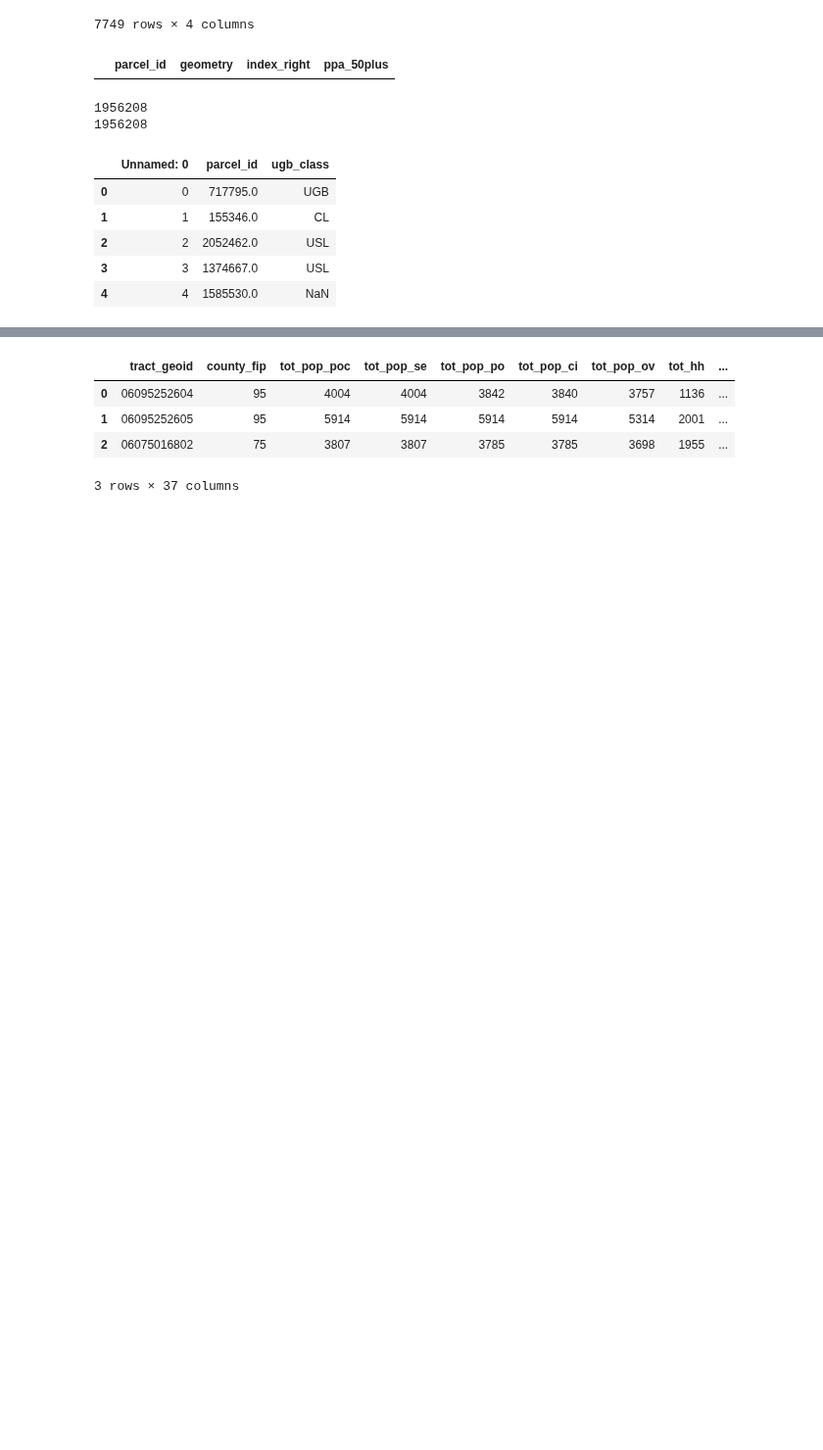
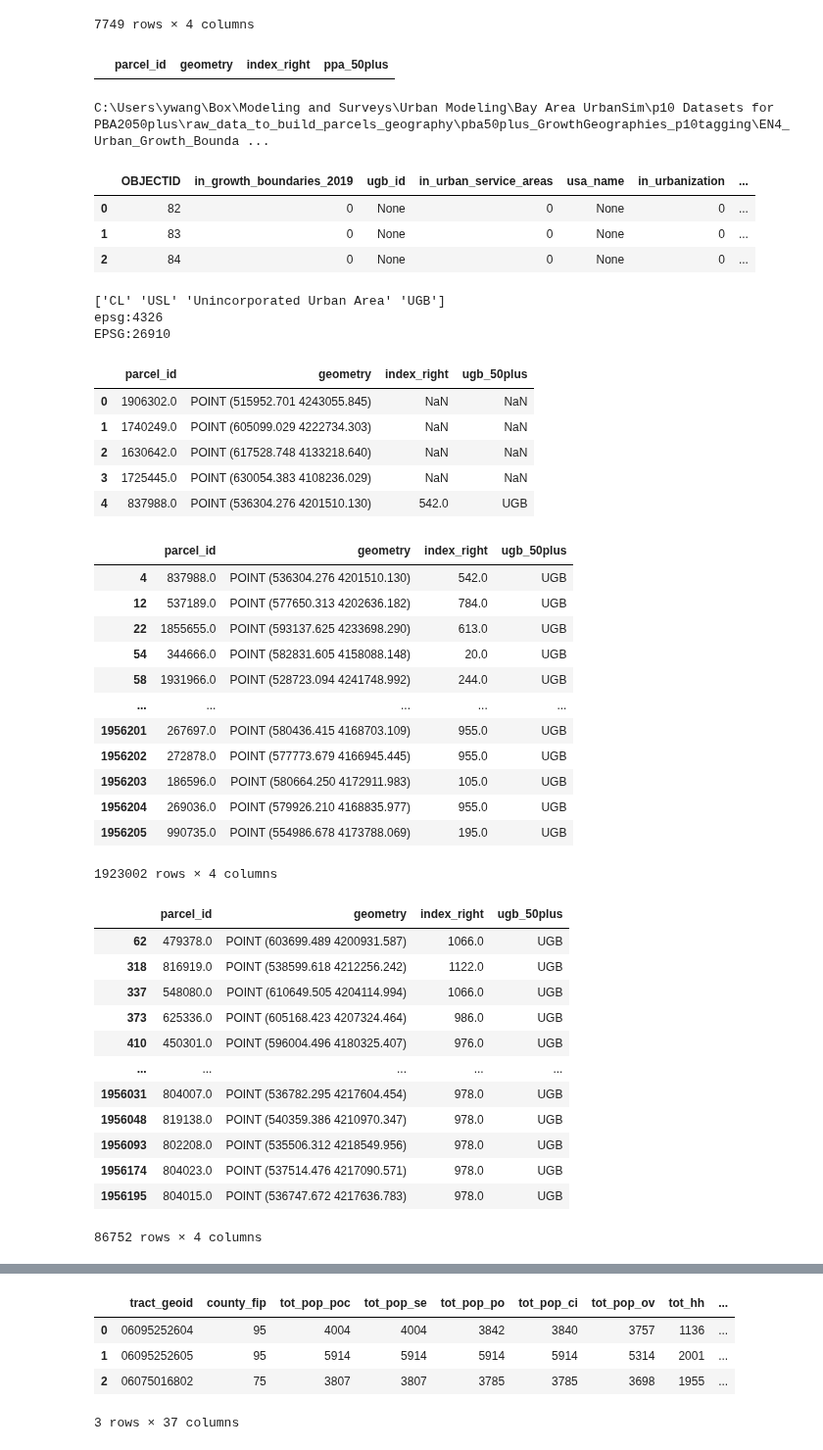
Before and after one commit to BayAreaMetro/bayarea_urbansim, a Jupyter notebook: scripts/strategy_building/parcel_tagging_script.ipynb, the cells around one changed output, grey strips where cells are left out. Shown at 98% size. Drawn from its saved outputs; the diff is of its cells as text; code cells hidden in the pictures; blank space fills up the shorter version.

```diff
--- a/scripts/strategy_building/parcel_tagging_script.ipynb
+++ b/scripts/strategy_building/parcel_tagging_script.ipynb
@@ -492,17 +492,71 @@ ppa_tag.loc[ppa_tag['parcel_id'].duplicated()]
 # %%
 # UGB layer
 # ugb_tag = pd.read_csv(r'C:\Users\ywang\Documents\ArcGIS\Projects\pba50plus_GrowthGeographies_p10tagging\urbansim_2022_p10-urbansim_ugb-20231208.csv')
-ugb_tag_file = os.path.join(box_dir, 'pba50plus_GrowthGeographies_p10tagging', 'urbansim_2022_p10-urbansim_ugb-20231208.csv')
-ugb_tag = pd.read_csv(ugb_tag_file)
-print(ugb_tag.shape[0])
-print(ugb_tag['parcel_id'].nunique())
+# ugb_tag_file = os.path.join(box_dir, 'pba50plus_GrowthGeographies_p10tagging', 'urbansim_2022_p10-urbansim_ugb-20231208.csv')
+# ugb_tag = pd.read_csv(ugb_tag_file)
+# print(ugb_tag.shape[0])
+# print(ugb_tag['parcel_id'].nunique())
+# display(ugb_tag.head())
+
+ugb_layer_file = os.path.join(box_dir, 'pba50plus_GrowthGeographies_p10tagging', 'EN4_Urban_Growth_Boundary.geojson')
+print(ugb_layer_file)
+ugb_layer = gpd.read_file(ugb_layer_file)
+display(ugb_layer.head(3))
+
+# conslidate UGB categories
+print(ugb_layer['ugb_class'].unique())
+ugb_layer.loc[ugb_layer['ugb_class'].notnull(),'ugb_50plus'] = 'UGB'
+
+# project
+ugb_layer = ugb_layer[['ugb_50plus', 'geometry']]
+print(ugb_layer.crs)
+ugb_layer_proj = ugb_layer.to_crs('EPSG:26910')
+print(ugb_layer_proj.crs)
+
+# tag parcels by EPC
+ugb_tag = gpd.sjoin(p10_centroid_gdf, ugb_layer_proj, how="left", predicate="within")
 display(ugb_tag.head())
+display(ugb_tag.loc[ugb_tag['ugb_50plus'] == 'UGB'])
+display(ugb_tag.loc[ugb_tag['parcel_id'].duplicated()])
+ugb_tag.drop_duplicates(subset=['parcel_id'], inplace=True)
 # %% [output]
-1956208
-1956208
+C:\Users\ywang\Box\Modeling and Surveys\Urban Modeling\Bay Area UrbanSim\p10 Datasets for PBA2050plus\raw_data_to_build_parcels_geography\pba50plus_GrowthGeographies_p10tagging\EN4_Urban_Growth_Bounda ...
-|  | Unnamed: 0 | parcel_id | ugb_class |
-| 0 | 0 | 717795.0 | UGB |
-| 1 | 1 | 155346.0 | CL |
-| 2 | 2 | 2052462.0 | USL |
-| 3 | 3 | 1374667.0 | USL |
-| 4 | 4 | 1585530.0 | NaN |
+|  | OBJECTID | in_growth_boundaries_2019 | ugb_id | in_urban_service_areas | usa_name | in_urbanization | ... |
+| 0 | 82 | 0 | None | 0 | None | 0 | ... |
+| 1 | 83 | 0 | None | 0 | None | 0 | ... |
+| 2 | 84 | 0 | None | 0 | None | 0 | ... |
+['CL' 'USL' 'Unincorporated Urban Area' 'UGB']
+epsg:4326
+EPSG:26910
+|  | parcel_id | geometry | index_right | ugb_50plus |
+| 0 | 1906302.0 | POINT (515952.701 4243055.845) | NaN | NaN |
+| 1 | 1740249.0 | POINT (605099.029 4222734.303) | NaN | NaN |
+| 2 | 1630642.0 | POINT (617528.748 4133218.640) | NaN | NaN |
+| 3 | 1725445.0 | POINT (630054.383 4108236.029) | NaN | NaN |
+| 4 | 837988.0 | POINT (536304.276 4201510.130) | 542.0 | UGB |
+|  | parcel_id | geometry | index_right | ugb_50plus |
+| 4 | 837988.0 | POINT (536304.276 4201510.130) | 542.0 | UGB |
+| 12 | 537189.0 | POINT (577650.313 4202636.182) | 784.0 | UGB |
+| 22 | 1855655.0 | POINT (593137.625 4233698.290) | 613.0 | UGB |
+| 54 | 344666.0 | POINT (582831.605 4158088.148) | 20.0 | UGB |
+| 58 | 1931966.0 | POINT (528723.094 4241748.992) | 244.0 | UGB |
+| ... | ... | ... | ... | ... |
+| 1956201 | 267697.0 | POINT (580436.415 4168703.109) | 955.0 | UGB |
+| 1956202 | 272878.0 | POINT (577773.679 4166945.445) | 955.0 | UGB |
+| 1956203 | 186596.0 | POINT (580664.250 4172911.983) | 105.0 | UGB |
+| 1956204 | 269036.0 | POINT (579926.210 4168835.977) | 955.0 | UGB |
+| 1956205 | 990735.0 | POINT (554986.678 4173788.069) | 195.0 | UGB |
+1923002 rows × 4 columns
+|  | parcel_id | geometry | index_right | ugb_50plus |
+| 62 | 479378.0 | POINT (603699.489 4200931.587) | 1066.0 | UGB |
+| 318 | 816919.0 | POINT (538599.618 4212256.242) | 1122.0 | UGB |
+| 337 | 548080.0 | POINT (610649.505 4204114.994) | 1066.0 | UGB |
+| 373 | 625336.0 | POINT (605168.423 4207324.464) | 986.0 | UGB |
+| 410 | 450301.0 | POINT (596004.496 4180325.407) | 976.0 | UGB |
+| ... | ... | ... | ... | ... |
+| 1956031 | 804007.0 | POINT (536782.295 4217604.454) | 978.0 | UGB |
+| 1956048 | 819138.0 | POINT (540359.386 4210970.347) | 978.0 | UGB |
+| 1956093 | 802208.0 | POINT (535506.312 4218549.956) | 978.0 | UGB |
+| 1956174 | 804023.0 | POINT (537514.476 4217090.571) | 978.0 | UGB |
+| 1956195 | 804015.0 | POINT (536747.672 4217636.783) | 978.0 | UGB |
+86752 rows × 4 columns
```
Also changed, not shown: parts of 12 cells of this notebook.
